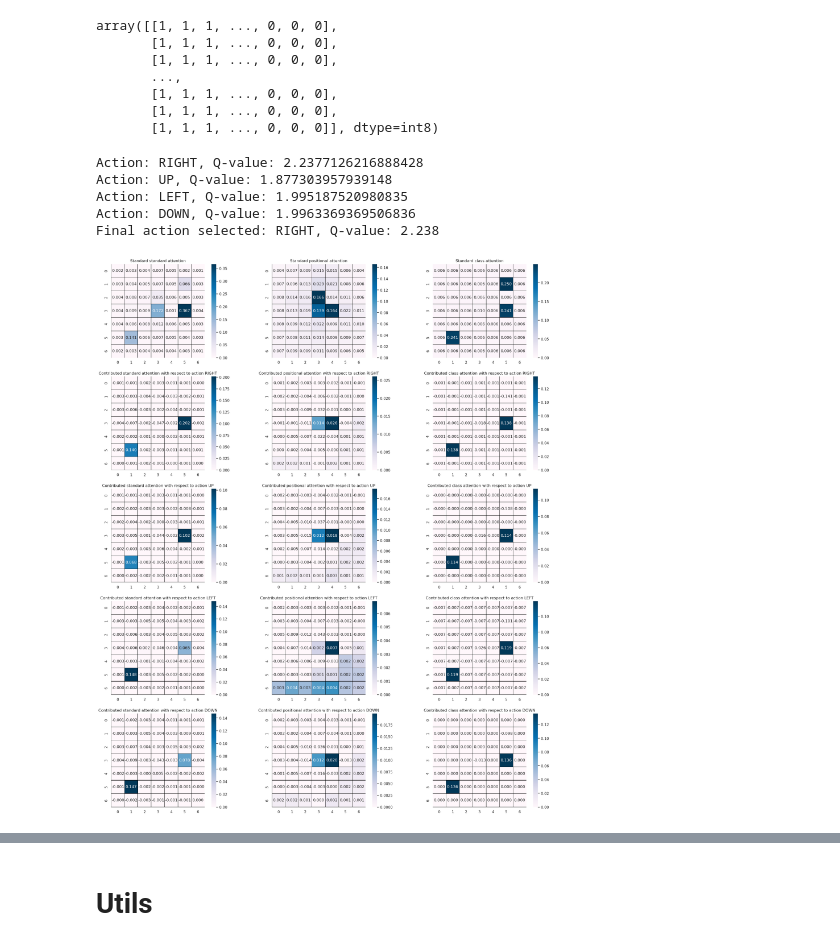
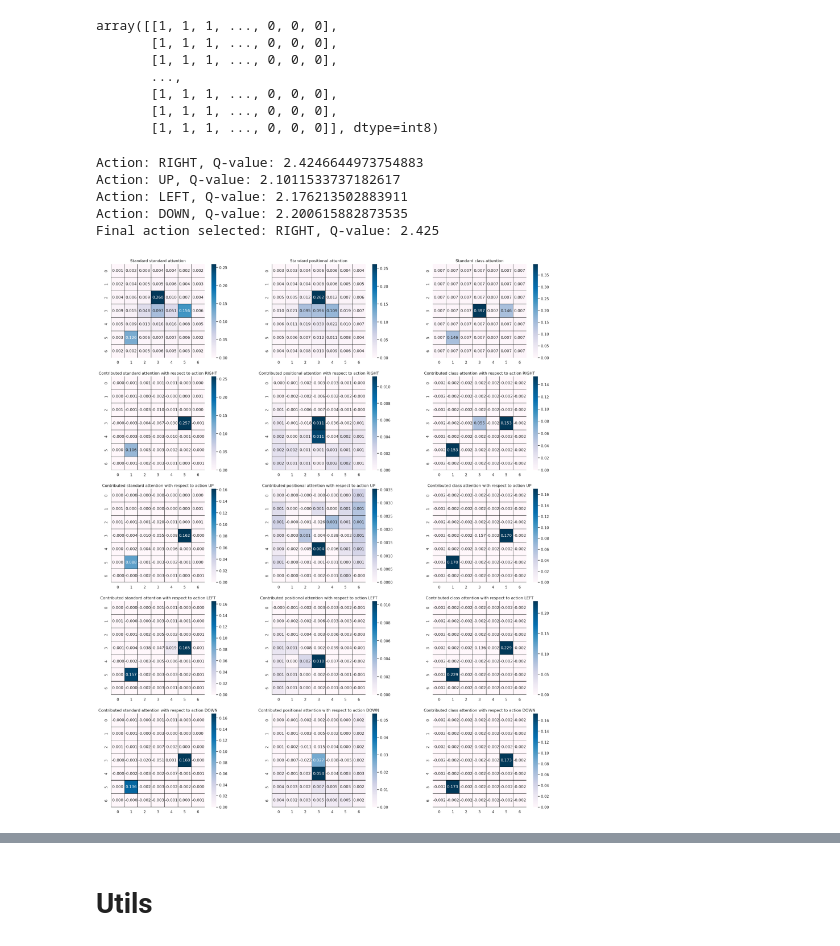
Before and after one commit to Yoshi-0921/MAEXP, a Jupyter notebook: configs/experiments/LangStrat/scripts/attentionAnalysis.ipynb, the cells around one changed output, grey strips where cells are left out. Saved outputs shown, nothing was run; the diff lists cells and outputs as text; code cells hidden in the pictures.

```diff
--- a/configs/experiments/LangStrat/scripts/attentionAnalysis.ipynb
+++ b/configs/experiments/LangStrat/scripts/attentionAnalysis.ipynb
@@ -38,15 +38,19 @@ class DA6_IQN_TextStratForAnalysis(DA6_IQN_TextStrat):
         destination_saliency_vector = self.fc0(destination_x)
 
         saliency_vector = torch.cat([relative_saliency_vector, destination_saliency_vector], dim=1)
-        saliency_vector = self.fc1(saliency_vector)
+        saliency_vector = self.fc1(saliency_vector) # saliency_vector.shape=[1,64]
 
-        out = self.local_patch_embed(local_x)
-        saliency_vector = saliency_vector.unsqueeze(1)
-        out = torch.cat((saliency_vector, out), dim=1)
+        out = self.local_patch_embed(local_x) # out.shape=[1,49,64]
+        saliency_vector = saliency_vector.unsqueeze(1)  # saliency_vector.shape=[1,1,64]
         if attention_mode == "standard":
-            out = out + self.local_pos_embed
+            out = torch.cat((saliency_vector, out), dim=1) # out.shape=[1,50,64]
+            out = out + self.local_pos_embed # out.shape=[1,50,64]
         elif attention_mode == "positional":
-            out = self.local_pos_embed
+            out = torch.cat((saliency_vector, torch.zeros_like(out)), dim=1) # out.shape=[1,50,64]
+            out = out + self.local_pos_embed # out.shape=[1,50,64]
+            # out = self.local_pos_embed # out.shape=[1,50,64]
+        elif attention_mode == "class":
+            out = torch.cat((saliency_vector, out), dim=1) # out.shape=[1,50,64]
 
         local_attns = list()
         for blk in self.local_blocks:
@@ -93,7 +97,7 @@ config["map"] = {
     "root_dir": "/home/motokawa/projects/MAEXP/configs/experiments/LangStrat/tensors/"
 }
 
-networks = [DA6_IQN_TextStratForAnalysis(config=config, input_shape=[11,49,25], output_size=4) for _ in range(config.num_agents)]
+networks = [DA6_IQN_TextStratForAnalysis(config=config, input_shape=[4,49,25], output_size=4) for _ in range(config.num_agents)]
 # %% [markdown]
 # Load pretrained weight
 # %%
@@ -102,7 +106,7 @@ import torch
 from collections import OrderedDict
 
 wandb.init()
-weight_artifact = wandb.use_artifact("yoshi-0921/LangStrat-exp/770w6wkd.pth:v11", type="pretrained_weight")
+weight_artifact = wandb.use_artifact("yoshi-0921/LangStrat-exp/1adr04sv.pth:v11", type="pretrained_weight")
 weight_artifact_dir = weight_artifact.download()
 for agent_id, network in enumerate(networks):
     state_dict = torch.load(weight_artifact_dir + f"/agent{agent_id}.pth", map_location="cpu")
@@ -153,7 +157,7 @@ class TestEnvironment(DefaultEnvironment):
         super().__init__(config=config, world=world)
         agent_xys = [
             # [14,8],[-6,-10],[-7,-7],[-8,-9],[-7,-9],[-6,-9],[-5,-9],[-4,-9]
-            [-17,6],[-7,-7],[-15,8],[-8,-9],[-7,-9],[-6,-9],[-5,-9],[-4,-9]
+            [-17,6],[7,-7],[-7,8],[-8,-9],[-7,-9],[-6,-9],[-5,-9],[-4,-9]
             ]
         for agent_id, agent_xy in enumerate(agent_xys):
             self.init_xys[agent_id] = np.asarray(agent_xy, dtype=np.int8)
@@ -233,40 +237,39 @@ for attention_mode_i, attention_mode in enumerate(["standard", "positional","cla
 for action_i in range(4):
     for attention_mode_i, attention_mode in enumerate(["standard", "positional","class"]):
         network.zero_grad()
         q_values, attns = network.forward_attn(state,external_taus=fixed_tau,attention_mode=attention_mode)
         q_values[0,action_i].backward(retain_graph=True)
         if attention_mode == "standard":
             print(f"Action: {actions[action_i]}, Q-value: {q_values[0, action_i].item()}")
-            standard_q_values=deepcopy(q_values.detach().cpu().numpy())
             if action_i == 3:
                 print(f"Final action selected: {actions[q_values.argmax(dim=1).item()]}, Q-value: {q_values[0, q_values.argmax(dim=1).item()].item():.3f}")
 
         # attns[0] for local, attns[1] for relative
         attention_map = torch.stack(attns[0])
         attention_grads= torch.stack([a.grad for a in attns[0]])
         attention_map_grads = (attention_map*attention_grads).mean(dim=0)[0, :, 0, 1:].view(-1,7,7).cpu()
 
         plt.subplot(5, 3, (action_i+1)*3+attention_mode_i+1)
         sns.heatmap(
             torch.t(attention_map_grads.mean(dim=0)).detach().numpy(),
             cmap='PuBu',
             linecolor='black',
             linewidths=.1,
             vmin=0,
             square=True,
             annot=True,
             fmt=".3f",
             # vmax=0.25,
             annot_kws={"fontsize": 12},
         )
         plt.title(f"Contributed {attention_mode} attention with respect to action {actions[action_i]}")
 # %% [output]
-Action: RIGHT, Q-value: 2.2377126216888428
-Action: UP, Q-value: 1.877303957939148
-Action: LEFT, Q-value: 1.995187520980835
-Action: DOWN, Q-value: 1.9963369369506836
-Final action selected: RIGHT, Q-value: 2.238
+Action: RIGHT, Q-value: 2.4246644973754883
+Action: UP, Q-value: 2.1011533737182617
+Action: LEFT, Q-value: 2.176213502883911
+Action: DOWN, Q-value: 2.200615882873535
+Final action selected: RIGHT, Q-value: 2.425
-[figure, old version]
+[figure, new version]
 # %%
 import matplotlib.pyplot as plt
 import seaborn as sns
```
Also changed, not shown: parts of 13 cells of this notebook, 7 other files.
